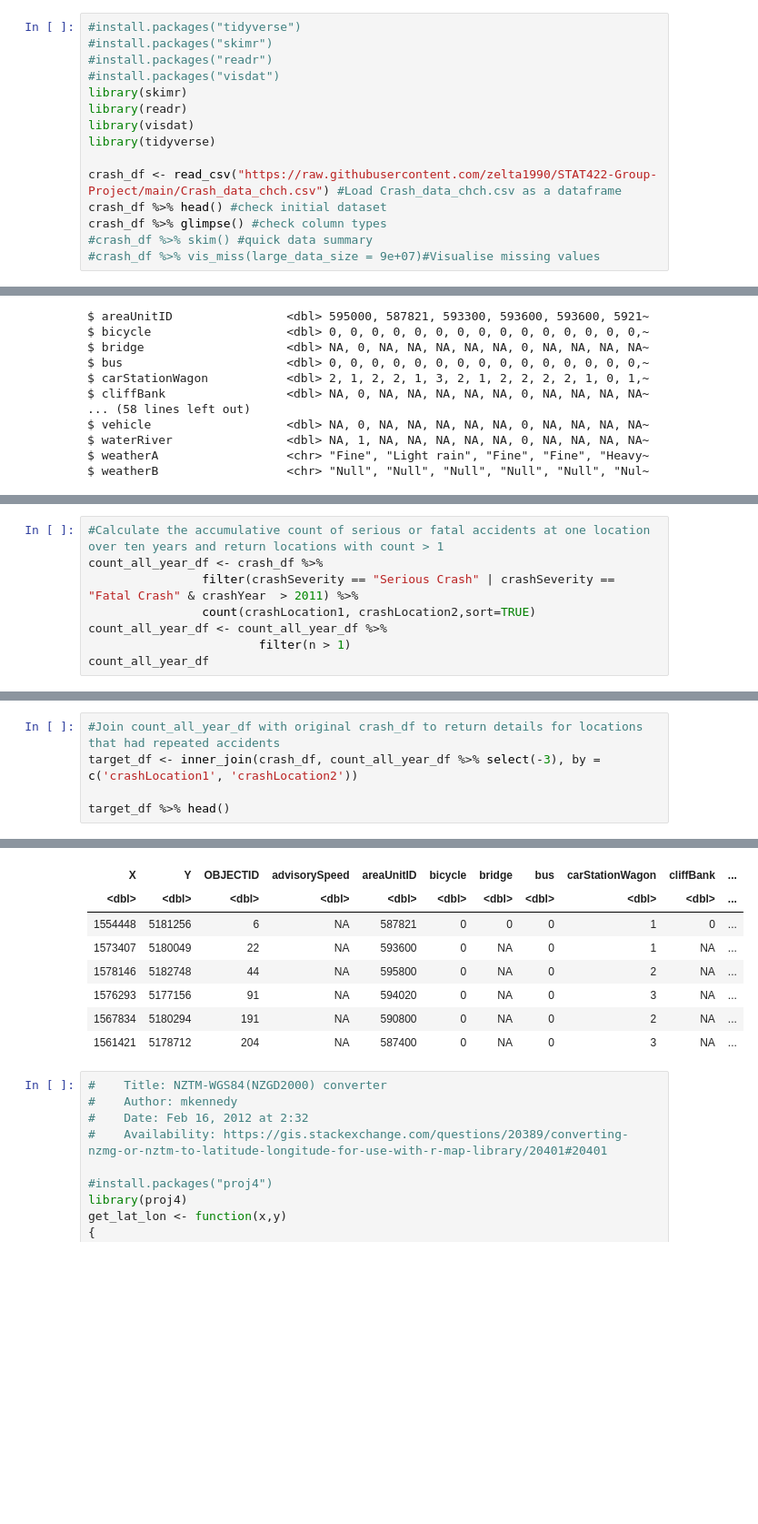
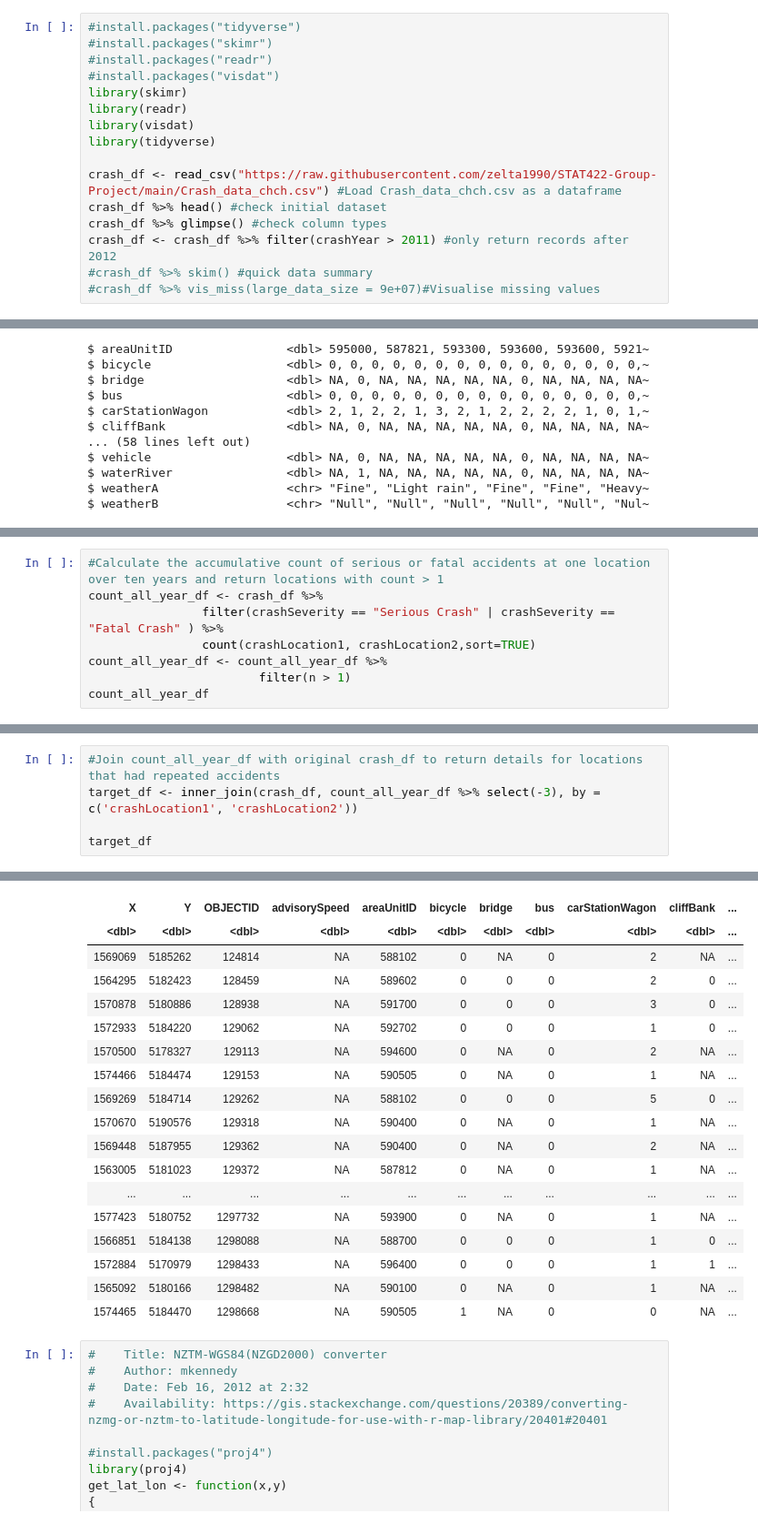
Before and after one commit to zelta1990/DATA422-Group-Project, a Jupyter notebook: group_project.ipynb, the cells around one changed output, grey strips where cells are left out. Shown at 91% size. Cells and saved outputs as stored; diff of their text form; blank space fills up the shorter version.

Commit message:
changed where filter by crashYear was done

```diff
--- a/group_project.ipynb
+++ b/group_project.ipynb
@@ -13,6 +13,7 @@ library(tidyverse)
 crash_df <- read_csv("https://raw.githubusercontent.com/zelta1990/STAT422-Group-Project/main/Crash_data_chch.csv") #Load Crash_data_chch.csv as a dataframe
 crash_df %>% head() #check initial dataset
 crash_df %>% glimpse() #check column types
+crash_df <- crash_df %>% filter(crashYear > 2011) #only return records after 2012
 #crash_df %>% skim() #quick data summary
 #crash_df %>% vis_miss(large_data_size = 9e+07)#Visualise missing values
 # %% [output]
@@ -92,7 +93,7 @@ A spec_tbl_df: 3400 × 4
 # %%
 #Calculate the accumulative count of serious or fatal accidents at one location over ten years and return locations with count > 1
 count_all_year_df <- crash_df %>%
-                filter(crashSeverity == "Serious Crash" | crashSeverity == "Fatal Crash" & crashYear  > 2011) %>%
+                filter(crashSeverity == "Serious Crash" | crashSeverity == "Fatal Crash" ) %>%
                 count(crashLocation1, crashLocation2,sort=TRUE)
 count_all_year_df <- count_all_year_df %>%
                         filter(n > 1)
@@ -121,5 +122,5 @@ A spec_tbl_df: 666 × 3
 #Join count_all_year_df with original crash_df to return details for locations that had repeated accidents
 target_df <- inner_join(crash_df, count_all_year_df %>% select(-3), by = c('crashLocation1', 'crashLocation2'))
 
-target_df %>% head()
+target_df
 # %% [output]
@@ -127,11 +128,21 @@ A tibble: 6 × 72
 | X | Y | OBJECTID | advisorySpeed | areaUnitID | bicycle | bridge | bus | carStationWagon | cliffBank | ... |
 | <dbl> | <dbl> | <dbl> | <dbl> | <dbl> | <dbl> | <dbl> | <dbl> | <dbl> | <dbl> | ... |
-| 1554448 | 5181256 | 6 | NA | 587821 | 0 | 0 | 0 | 1 | 0 | ... |
-| 1573407 | 5180049 | 22 | NA | 593600 | 0 | NA | 0 | 1 | NA | ... |
-| 1578146 | 5182748 | 44 | NA | 595800 | 0 | NA | 0 | 2 | NA | ... |
-| 1576293 | 5177156 | 91 | NA | 594020 | 0 | NA | 0 | 3 | NA | ... |
-| 1567834 | 5180294 | 191 | NA | 590800 | 0 | NA | 0 | 2 | NA | ... |
-| 1561421 | 5178712 | 204 | NA | 587400 | 0 | NA | 0 | 3 | NA | ... |
+| 1569069 | 5185262 | 124814 | NA | 588102 | 0 | NA | 0 | 2 | NA | ... |
+| 1564295 | 5182423 | 128459 | NA | 589602 | 0 | 0 | 0 | 2 | 0 | ... |
+| 1570878 | 5180886 | 128938 | NA | 591700 | 0 | 0 | 0 | 3 | 0 | ... |
+| 1572933 | 5184220 | 129062 | NA | 592702 | 0 | 0 | 0 | 1 | 0 | ... |
+| 1570500 | 5178327 | 129113 | NA | 594600 | 0 | NA | 0 | 2 | NA | ... |
+| 1574466 | 5184474 | 129153 | NA | 590505 | 0 | NA | 0 | 1 | NA | ... |
+| 1569269 | 5184714 | 129262 | NA | 588102 | 0 | 0 | 0 | 5 | 0 | ... |
+| 1570670 | 5190576 | 129318 | NA | 590400 | 0 | NA | 0 | 1 | NA | ... |
+| 1569448 | 5187955 | 129362 | NA | 590400 | 0 | NA | 0 | 2 | NA | ... |
+| 1563005 | 5181023 | 129372 | NA | 587812 | 0 | NA | 0 | 1 | NA | ... |
+| ... | ... | ... | ... | ... | ... | ... | ... | ... | ... | ... |
+| 1577423 | 5180752 | 1297732 | NA | 593900 | 0 | NA | 0 | 1 | NA | ... |
+| 1566851 | 5184138 | 1298088 | NA | 588700 | 0 | 0 | 0 | 1 | 0 | ... |
+| 1572884 | 5170979 | 1298433 | NA | 596400 | 0 | 0 | 0 | 1 | 1 | ... |
+| 1565092 | 5180166 | 1298482 | NA | 590100 | 0 | NA | 0 | 1 | NA | ... |
+| 1574465 | 5184470 | 1298668 | NA | 590505 | 1 | NA | 0 | 0 | NA | ... |
 # %%
 #    Title: NZTM-WGS84(NZGD2000) converter
 #    Author: mkennedy
```
Also changed, not shown: parts of 3 cells of this notebook.
